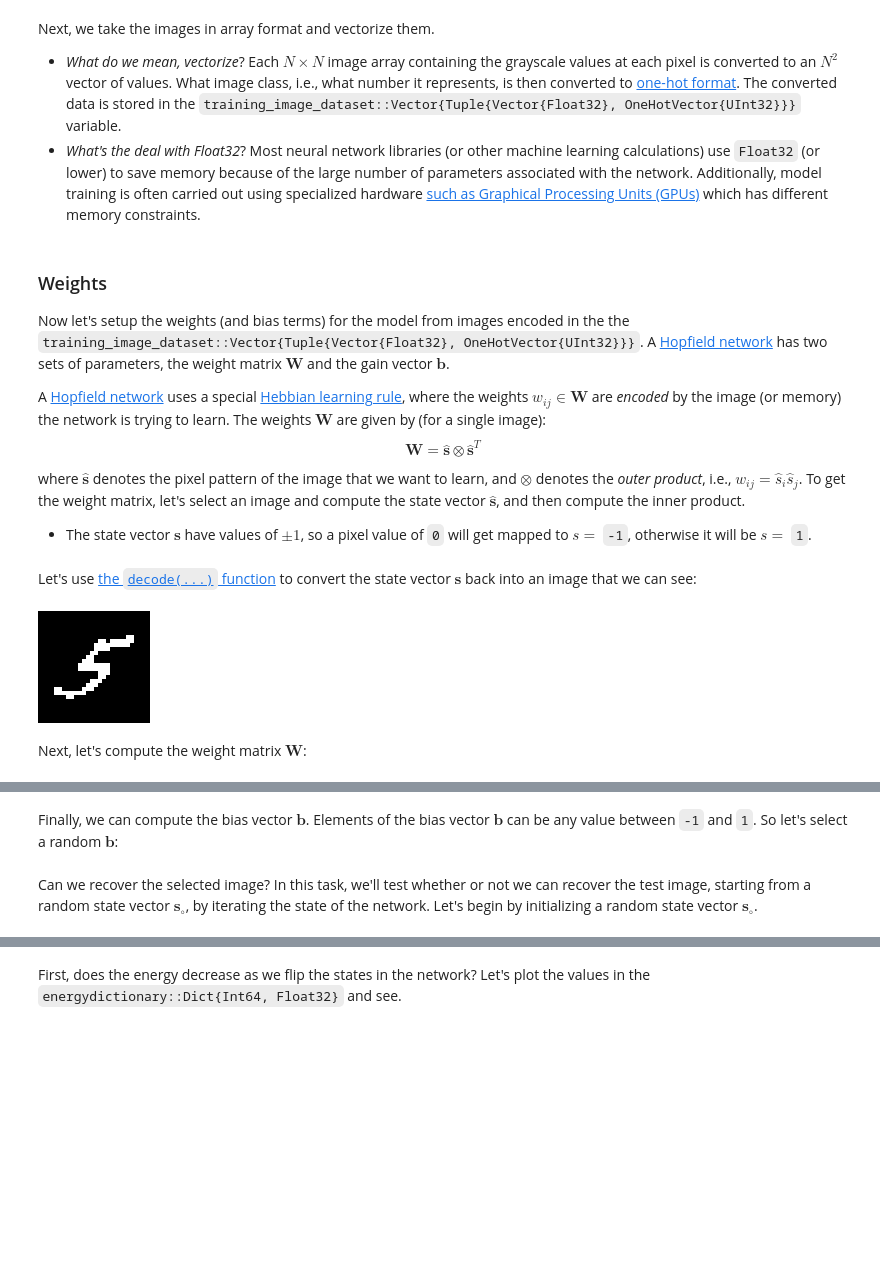
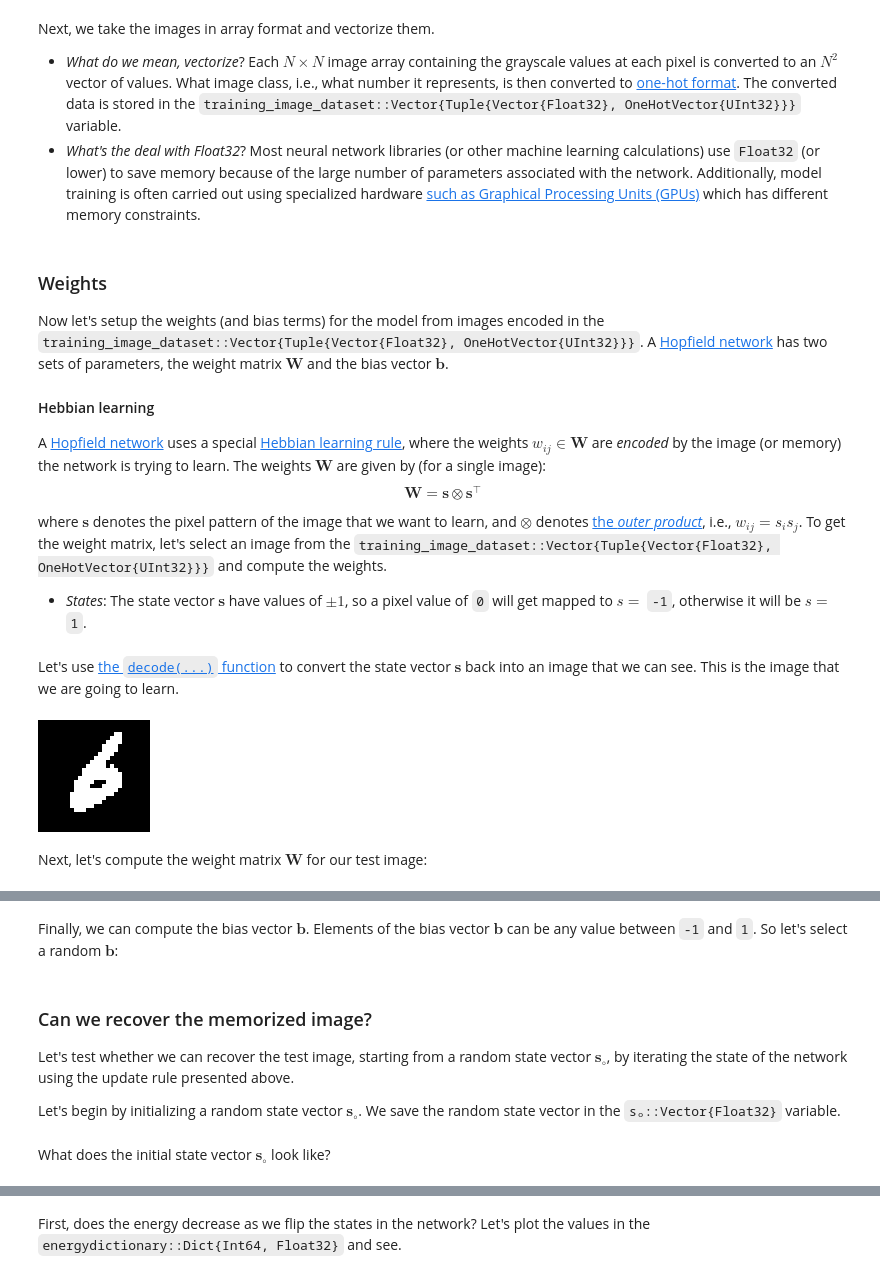
Before and after one commit to varnerlab/CHEME-5820-Lectures-Spring-2025, a Jupyter notebook: lectures/week-9/L9a/CHEME-5820-L9a-HopfieldNetworks-S2025.ipynb, the cells around one changed output, grey strips where cells are left out. Cells and saved outputs as stored; diff of their text form; code cells hidden in the pictures; blank space fills up the shorter version.

Commit message:
Update CHEME-5820-L9a-HopfieldNetworks-S2025.ipynb
L9a

```diff
--- a/lectures/week-9/L9a/CHEME-5820-L9a-HopfieldNetworks-S2025.ipynb
+++ b/lectures/week-9/L9a/CHEME-5820-L9a-HopfieldNetworks-S2025.ipynb
@@ -120,39 +120,40 @@ training_image_dataset = let
 end;
 # %% [markdown]
 ### Weights
-Now let's setup the weights (and bias terms) for the model from images encoded in the the `training_image_dataset::Vector{Tuple{Vector{Float32}, OneHotVector{UInt32}}}`. A [Hopfield network](https://en.wikipedia.org/wiki/Hopfield_network) has two sets of parameters, the weight matrix $\mathbf{W}$ and the gain vector $\mathbf{b}$.
+Now let's setup the weights (and bias terms) for the model from images encoded in the `training_image_dataset::Vector{Tuple{Vector{Float32}, OneHotVector{UInt32}}}`. A [Hopfield network](https://en.wikipedia.org/wiki/Hopfield_network) has two sets of parameters, the weight matrix $\mathbf{W}$ and the bias vector $\mathbf{b}$.
 
+#### Hebbian learning
 A [Hopfield network](https://en.wikipedia.org/wiki/Hopfield_network) uses a special [Hebbian learning rule](chrome-extension://efaidnbmnnnibpcajpcglclefindmkaj/https://arxiv.org/pdf/2010.01472), where the weights $w_{ij}\in\mathbf{W}$ are _encoded_ by the image (or memory) the network is trying to learn. The weights $\mathbf{W}$ are given by (for a single image):
 $$
 \begin{equation*}
-\mathbf{W} = \hat{\mathbf{s}}\otimes\hat{\mathbf{s}}^{T}
+\mathbf{W} = \mathbf{s}\otimes\mathbf{s}^{\top}
 \end{equation*}
 $$
-where $\hat{\mathbf{s}}$ denotes the pixel pattern of the image that we want to learn, and $\otimes$ denotes the _outer product_, i.e., $w_{ij} = \hat{s}_{i}\hat{s}_{j}$. To get the weight matrix, let's select an image and compute the state vector $\hat{\mathbf{s}}$, and then compute the inner product.
-* The state vector $\mathbf{s}$ have values of $\pm{1}$, so a pixel value of `0` will get mapped to $s=$ `-1`, otherwise it will be $s=$ `1`.
+where $\mathbf{s}$ denotes the pixel pattern of the image that we want to learn, and $\otimes$ denotes [the _outer product_](https://en.wikipedia.org/wiki/Outer_product), i.e., $w_{ij} = s_{i}{s}_{j}$. To get the weight matrix, let's select an image from the `training_image_dataset::Vector{Tuple{Vector{Float32}, OneHotVector{UInt32}}}` and compute the weights.
+* _States_: The state vector $\mathbf{s}$ have values of $\pm{1}$, so a pixel value of `0` will get mapped to $s=$ `-1`, otherwise it will be $s=$ `1`.
 # %%
-ŝ,example_image_index = let
+s,example_image_index = let
 
-    example_image_index = 156; # select an image from the training dataset
-    ŝ = Array{Int64,1}(undef, number_of_pixels);
+    example_image_index = 189; # select an image from the training dataset
+    s = Array{Int64,1}(undef, number_of_pixels);
     image = training_image_dataset[example_image_index][1];
 
     for i ∈ 1:number_of_pixels
         pixel = image[i] |> round;
         if pixel == 0.0
-            ŝ[i] = -1;
+            s[i] = -1;
         else
-            ŝ[i] = 1;
+            s[i] = 1;
         end
     end
-    ŝ,example_image_index
+    s,example_image_index
 end;
 # %% [markdown]
-Let's use [the `decode(...)` function](src/Compute.jl) to convert the state vector $\mathbf{s}$ back into an image that we can see:
+Let's use [the `decode(...)` function](src/Compute.jl) to convert the state vector $\mathbf{s}$ back into an image that we can see. This is the image that we are going to learn.
 # %%
-decode(ŝ) |> img -> Gray.(img)
+decode(s) |> img -> Gray.(img) # what are we going to learn?
 # %% [output]
-[figure, old version]
+[figure, new version]
 # %% [markdown]
-Next, let's compute the weight matrix $\mathbf{W}$:
+Next, let's compute the weight matrix $\mathbf{W}$ for our test image:
 # %%
@@ -193,8 +194,10 @@ b = let
     b
 end;
 # %% [markdown]
-Can we recover the selected image?
-In this task, we'll test whether or not we can recover the test image, starting from a random state vector $\mathbf{s}_{\circ}$, by iterating the state of the network. Let's begin by initializing a random state vector $\mathbf{s}_{\circ}$.
+### Can we recover the memorized image?
+Let's test whether we can recover the test image, starting from a random state vector $\mathbf{s}_{\circ}$, by iterating the state of the network using the update rule presented above.
+
+Let's begin by initializing a random state vector $\mathbf{s}_{\circ}$. We save the random state vector in the `sₒ::Vector{Float32}` variable.
 # %%
 sₒ = let
 
@@ -210,6 +213,8 @@ sₒ = let
     end
     sₒ;
 end;
+# %% [markdown]
+What does the initial state vector $\mathbf{s}_{\circ}$ look like?
 # %%
 decode(sₒ) |> img -> Gray.(img)
 # %% [output]
```
Also changed, not shown: parts of 7 cells of this notebook.
